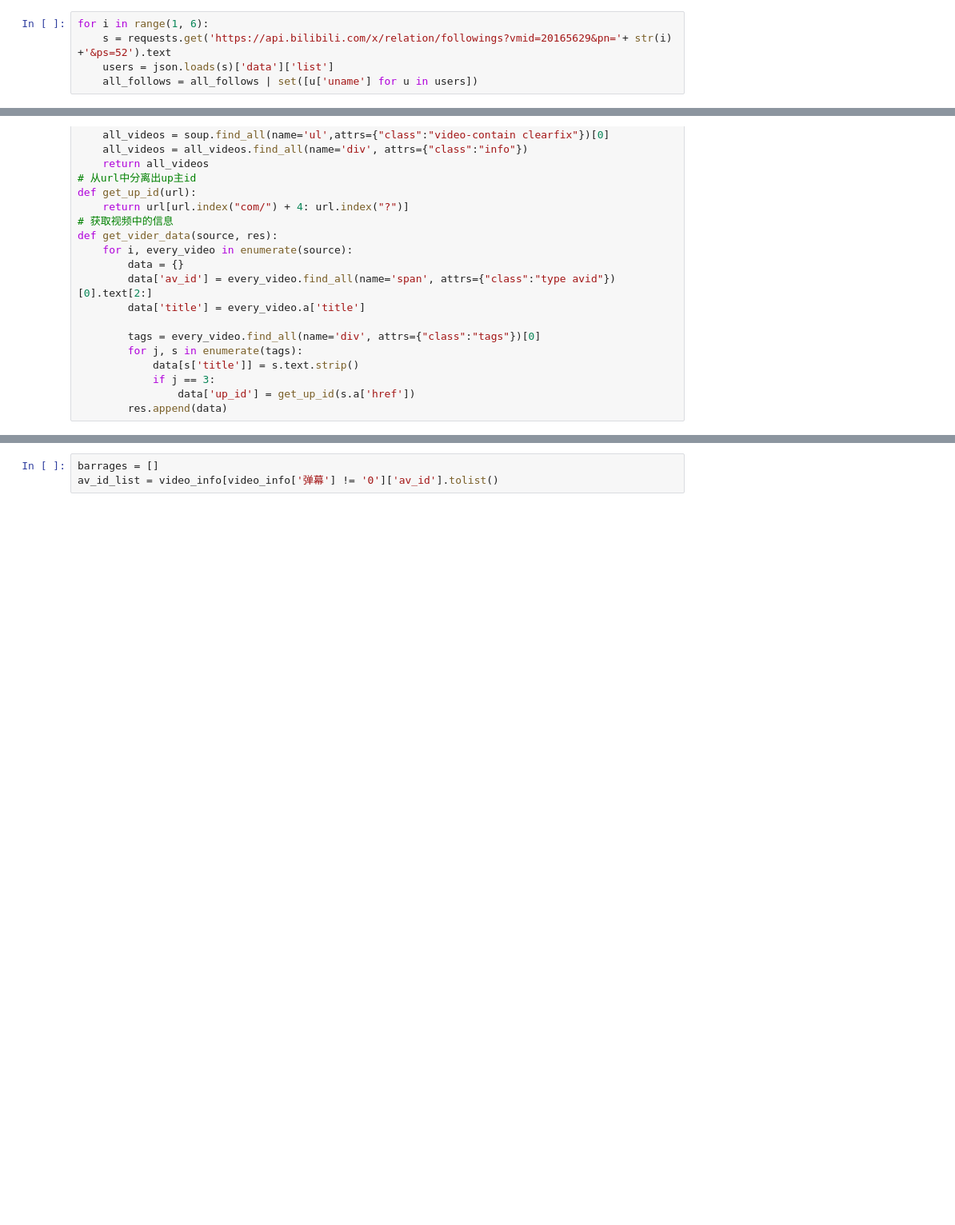
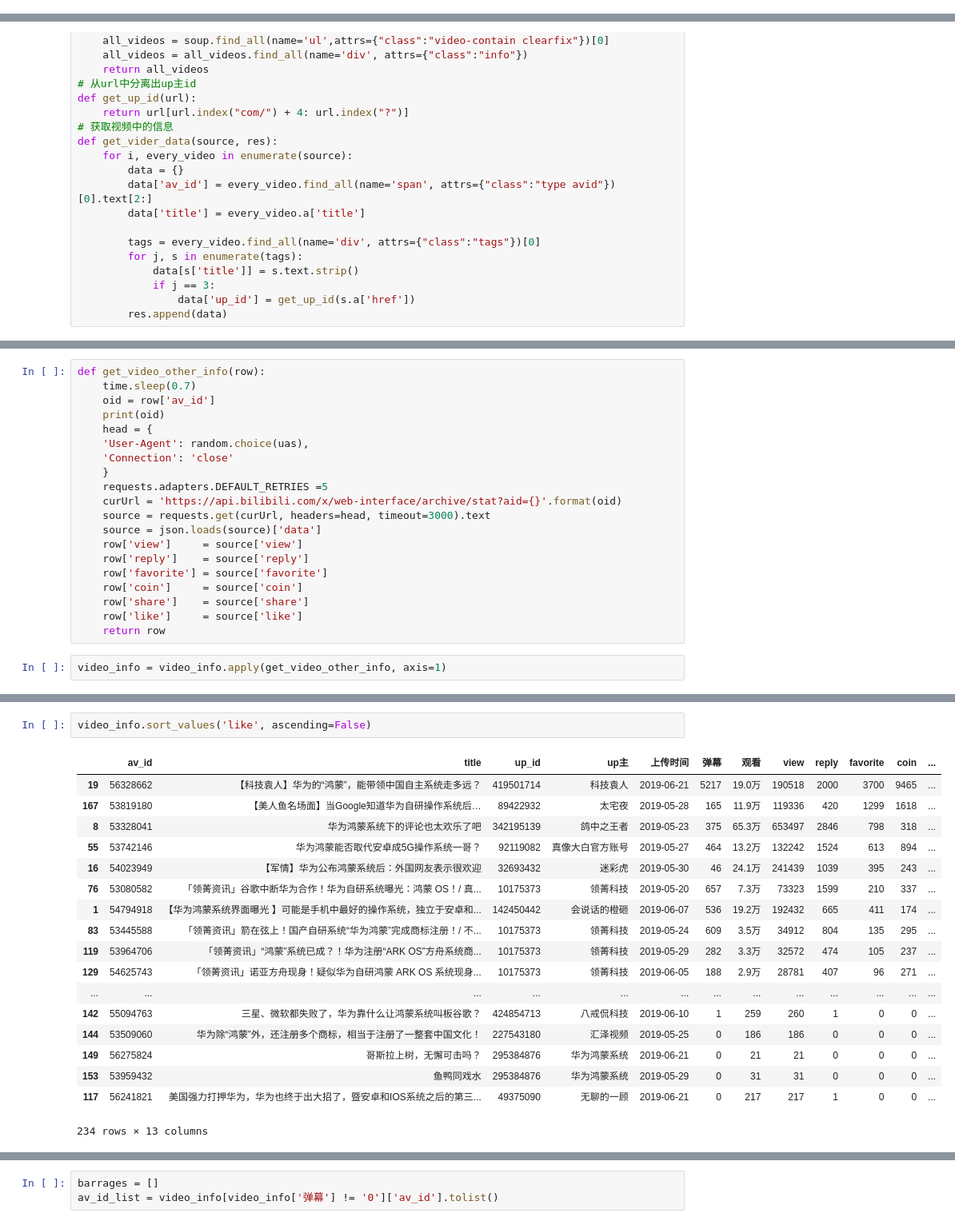
Before and after one commit to unclegem/bilibili_spider, a Jupyter notebook: bilibili_spider.ipynb, the cells around one changed output, grey strips where cells are left out. Shown: that part at 80% size. Drawn from its saved outputs; the diff is of its cells as text; blank space fills up the shorter version.

```diff
--- a/bilibili_spider.ipynb
+++ b/bilibili_spider.ipynb
@@ -17,5 +25,0 @@ all_follows = set()
-# %%
-for i in range(1, 6):
-    s = requests.get('https://api.bilibili.com/x/relation/followings?vmid=20165629&pn='+ str(i) +'&ps=52').text
-    users = json.loads(s)['data']['list']
-    all_follows = all_follows | set([u['uname'] for u in users])
@@ -65,0 +69,22 @@ video_info
+# %%
+def get_video_other_info(row):
+    time.sleep(0.7)
+    oid = row['av_id']
+    print(oid)
+    head = {
+    'User-Agent': random.choice(uas),
+    'Connection': 'close'
+    }
+    requests.adapters.DEFAULT_RETRIES =5
+    curUrl = 'https://api.bilibili.com/x/web-interface/archive/stat?aid={}'.format(oid)
+    source = requests.get(curUrl, headers=head, timeout=3000).text
+    source = json.loads(source)['data']
+    row['view']     = source['view']
+    row['reply']    = source['reply']
+    row['favorite'] = source['favorite']
+    row['coin']     = source['coin']
+    row['share']    = source['share']
+    row['like']     = source['like']
+    return row
+# %%
+video_info = video_info.apply(get_video_other_info, axis=1)
@@ -65,0 +109,21 @@ video_info
+# %%
+video_info.sort_values('like', ascending=False)
+# %% [output]
+|  | av_id | title | up_id | up主 | 上传时间 | 弹幕 | 观看 | view | reply | favorite | coin | ... |
+| 19 | 56328662 | 【科技袁人】华为的“鸿蒙”，能带领中国自主系统走多远？ | 419501714 | 科技袁人 | 2019-06-21 | 5217 | 19.0万 | 190518 | 2000 | 3700 | 9465 | ... |
+| 167 | 53819180 | 【美人鱼名场面】当Google知道华为自研操作系统后… | 89422932 | 太宅夜 | 2019-05-28 | 165 | 11.9万 | 119336 | 420 | 1299 | 1618 | ... |
+| 8 | 53328041 | 华为鸿蒙系统下的评论也太欢乐了吧 | 342195139 | 鸽中之王者 | 2019-05-23 | 375 | 65.3万 | 653497 | 2846 | 798 | 318 | ... |
+| 55 | 53742146 | 华为鸿蒙能否取代安卓成5G操作系统一哥？ | 92119082 | 真像大白官方账号 | 2019-05-27 | 464 | 13.2万 | 132242 | 1524 | 613 | 894 | ... |
+| 16 | 54023949 | 【军情】华为公布鸿蒙系统后：外国网友表示很欢迎 | 32693432 | 迷彩虎 | 2019-05-30 | 46 | 24.1万 | 241439 | 1039 | 395 | 243 | ... |
+| 76 | 53080582 | 「领菁资讯」谷歌中断华为合作！华为自研系统曝光：鸿蒙 OS！/ 真... | 10175373 | 领菁科技 | 2019-05-20 | 657 | 7.3万 | 73323 | 1599 | 210 | 337 | ... |
+| 1 | 54794918 | 【华为鸿蒙系统界面曝光 】可能是手机中最好的操作系统，独立于安卓和... | 142450442 | 会说话的橙砸 | 2019-06-07 | 536 | 19.2万 | 192432 | 665 | 411 | 174 | ... |
+| 83 | 53445588 | 「领菁资讯」箭在弦上！国产自研系统“华为鸿蒙”完成商标注册！/ 不... | 10175373 | 领菁科技 | 2019-05-24 | 609 | 3.5万 | 34912 | 804 | 135 | 295 | ... |
+| 119 | 53964706 | 「领菁资讯」“鸿蒙”系统已成？！华为注册“ARK OS”方舟系统商... | 10175373 | 领菁科技 | 2019-05-29 | 282 | 3.3万 | 32572 | 474 | 105 | 237 | ... |
+| 129 | 54625743 | 「领菁资讯」诺亚方舟现身！疑似华为自研鸿蒙 ARK OS 系统现身... | 10175373 | 领菁科技 | 2019-06-05 | 188 | 2.9万 | 28781 | 407 | 96 | 271 | ... |
+| ... | ... | ... | ... | ... | ... | ... | ... | ... | ... | ... | ... | ... |
+| 142 | 55094763 | 三星、微软都失败了，华为靠什么让鸿蒙系统叫板谷歌？ | 424854713 | 八戒侃科技 | 2019-06-10 | 1 | 259 | 260 | 1 | 0 | 0 | ... |
+| 144 | 53509060 | 华为除“鸿蒙”外，还注册多个商标，相当于注册了一整套中国文化！ | 227543180 | 汇泽视频 | 2019-05-25 | 0 | 186 | 186 | 0 | 0 | 0 | ... |
+| 149 | 56275824 | 哥斯拉上树，无懈可击吗？ | 295384876 | 华为鸿蒙系统 | 2019-06-21 | 0 | 21 | 21 | 0 | 0 | 0 | ... |
+| 153 | 53959432 | 鱼鸭同戏水 | 295384876 | 华为鸿蒙系统 | 2019-05-29 | 0 | 31 | 31 | 0 | 0 | 0 | ... |
+| 117 | 56241821 | 美国强力打押华为，华为也终于出大招了，暨安卓和IOS系统之后的第三... | 49375090 | 无聊的一顾 | 2019-06-21 | 0 | 217 | 217 | 1 | 0 | 0 | ... |
+234 rows × 13 columns
```
Also changed, not shown: parts of 16 cells of this notebook.
